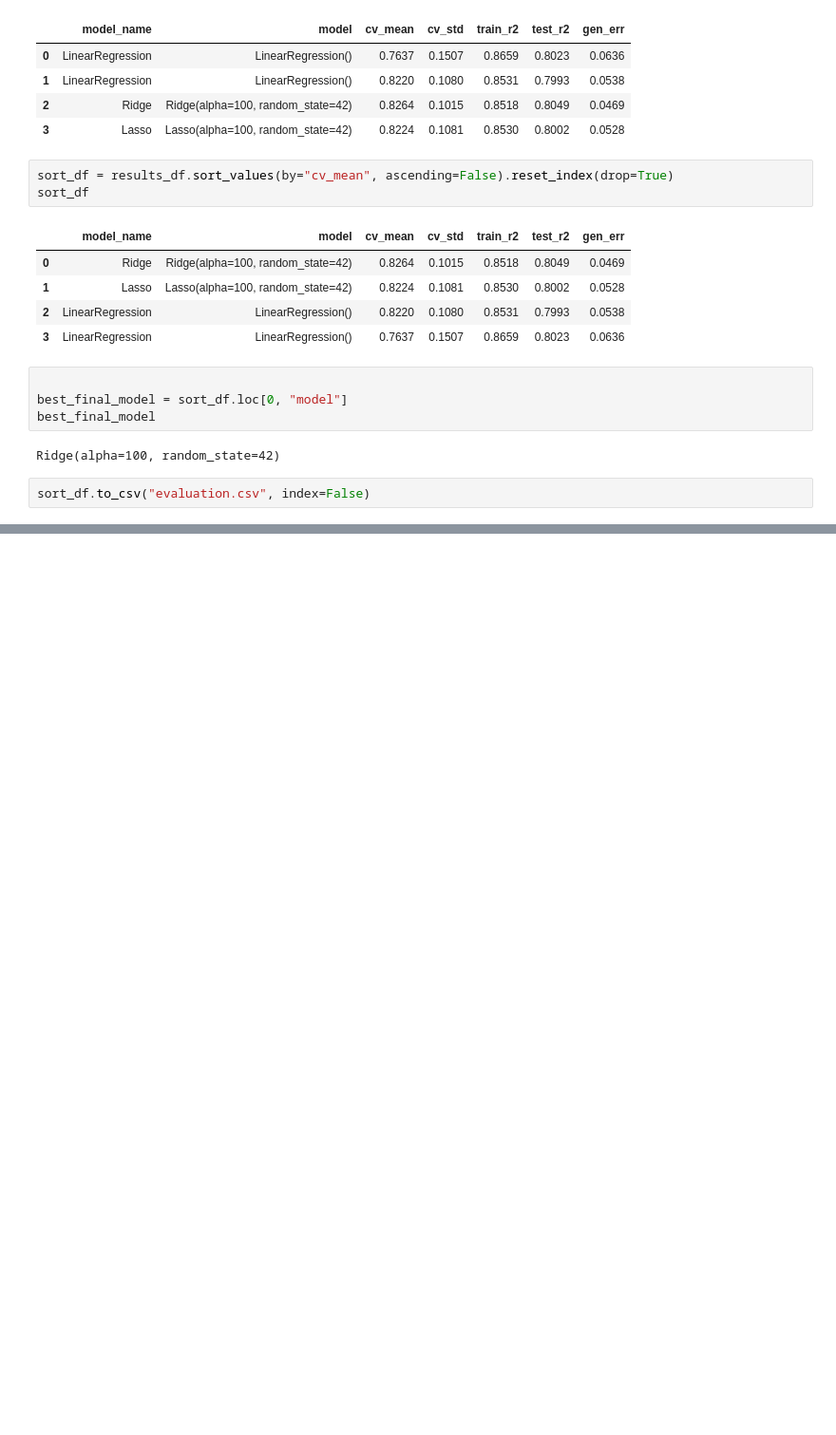
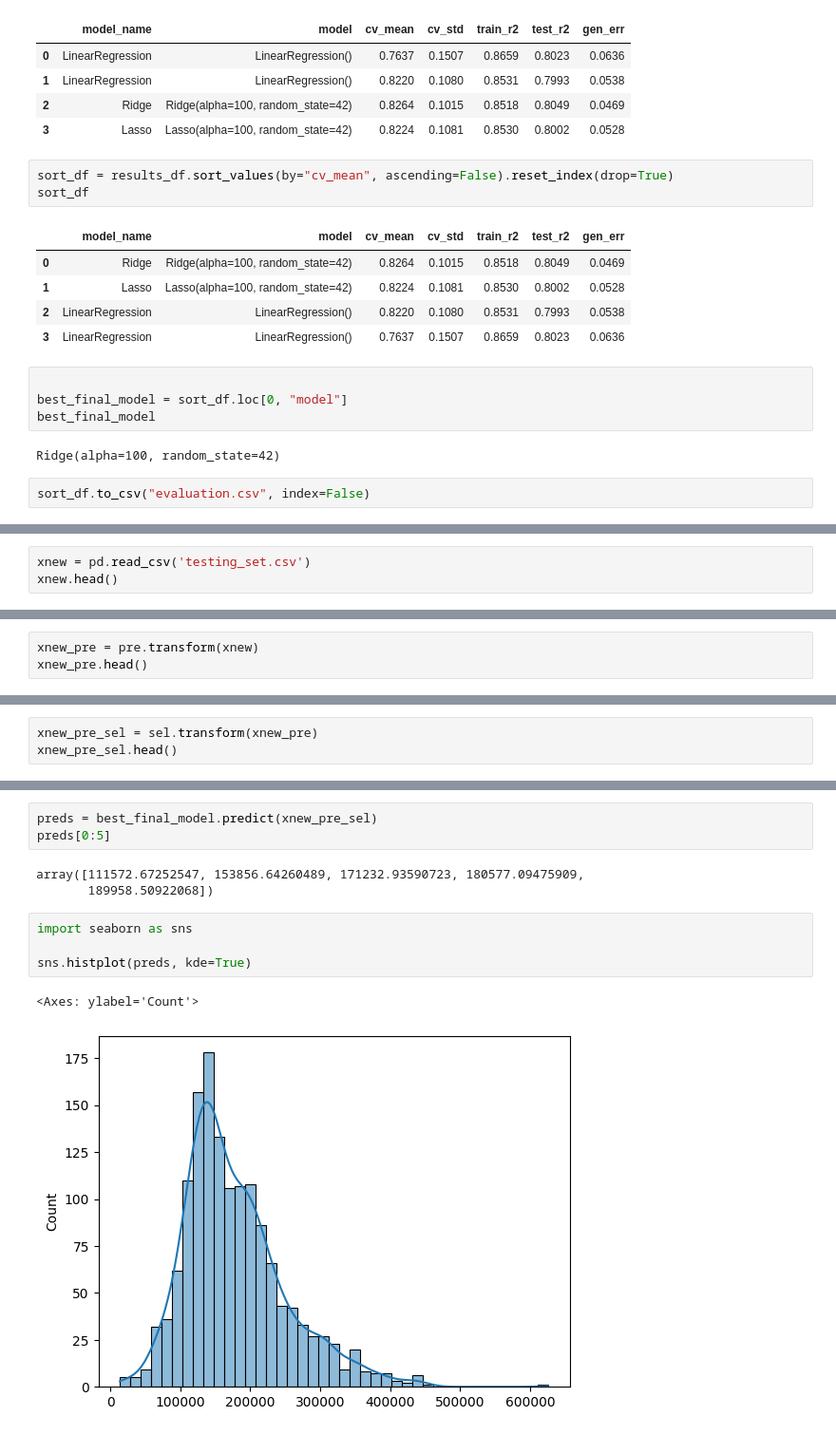
Before and after one commit to bhupendrabauskar1204/machine_learning, a Jupyter notebook: 07_Regression_Project/project.ipynb, the cells around one changed output, grey strips where cells are left out. Shown at 95% size. Drawn from its saved outputs; the diff is of its cells as text; blank space fills up the shorter version.

```diff
--- a/07_Regression_Project/project.ipynb
+++ b/07_Regression_Project/project.ipynb
@@ -573,0 +617,3 @@ sort_df.to_csv("evaluation.csv", index=False)
+# %%
+xnew = pd.read_csv('testing_set.csv')
+xnew.head()
@@ -573,0 +652,3 @@ sort_df.to_csv("evaluation.csv", index=False)
+# %%
+xnew_pre = pre.transform(xnew)
+xnew_pre.head()
@@ -573,0 +663,3 @@ sort_df.to_csv("evaluation.csv", index=False)
+# %%
+xnew_pre_sel = sel.transform(xnew_pre)
+xnew_pre_sel.head()
@@ -573,0 +674,13 @@ sort_df.to_csv("evaluation.csv", index=False)
+# %%
+preds = best_final_model.predict(xnew_pre_sel)
+preds[0:5]
+# %% [output]
+array([111572.67252547, 153856.64260489, 171232.93590723, 180577.09475909,
+       189958.50922068])
+# %%
+import seaborn as sns
+
+sns.histplot(preds, kde=True)
+# %% [output]
+<Axes: ylabel='Count'>
+[figure, added]
```
Also changed, not shown: parts of 24 cells of this notebook, 4 other files.
